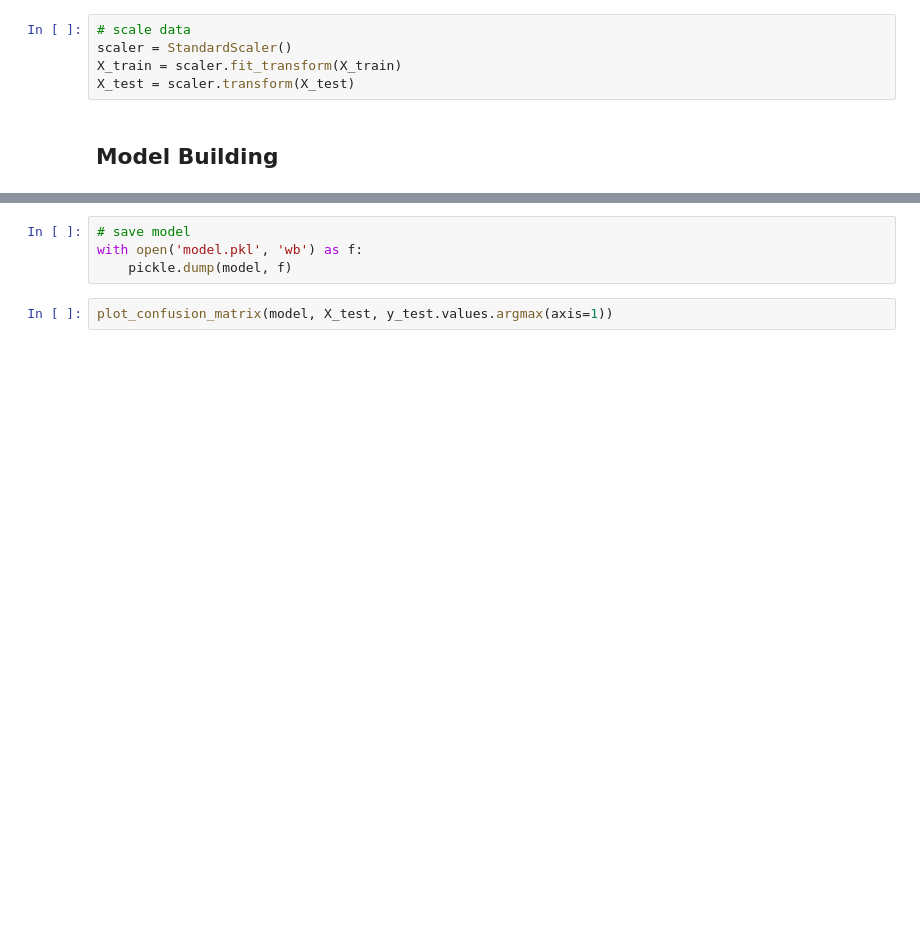
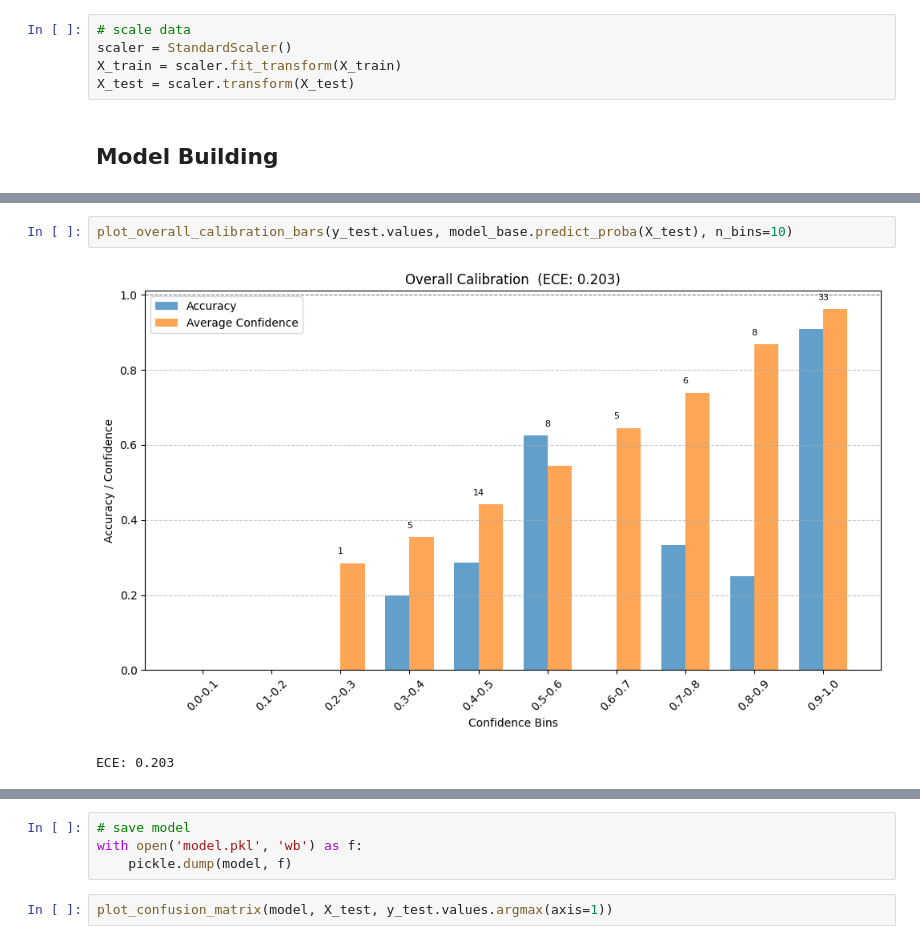
Before and after one commit to ziadwaelai/GIZA, a Jupyter notebook: Calibration_Task/task.ipynb, the cells around one changed output, grey strips where cells are left out. Saved outputs shown, nothing was run; the diff lists cells and outputs as text; blank space fills up the shorter version.

Commit message:
final calibration Task

```diff
--- a/Calibration_Task/task.ipynb
+++ b/Calibration_Task/task.ipynb
@@ -140,0 +236,5 @@ plot_calibration_curve(model_base.predict_proba(X_test), y_test.values, n_bins=5
+# %%
+plot_overall_calibration_bars(y_test.values, model_base.predict_proba(X_test), n_bins=10)
+# %% [output]
+[figure, added]
+ECE: 0.203
```
Also changed, not shown: parts of 20 cells of this notebook, 11 other files.
